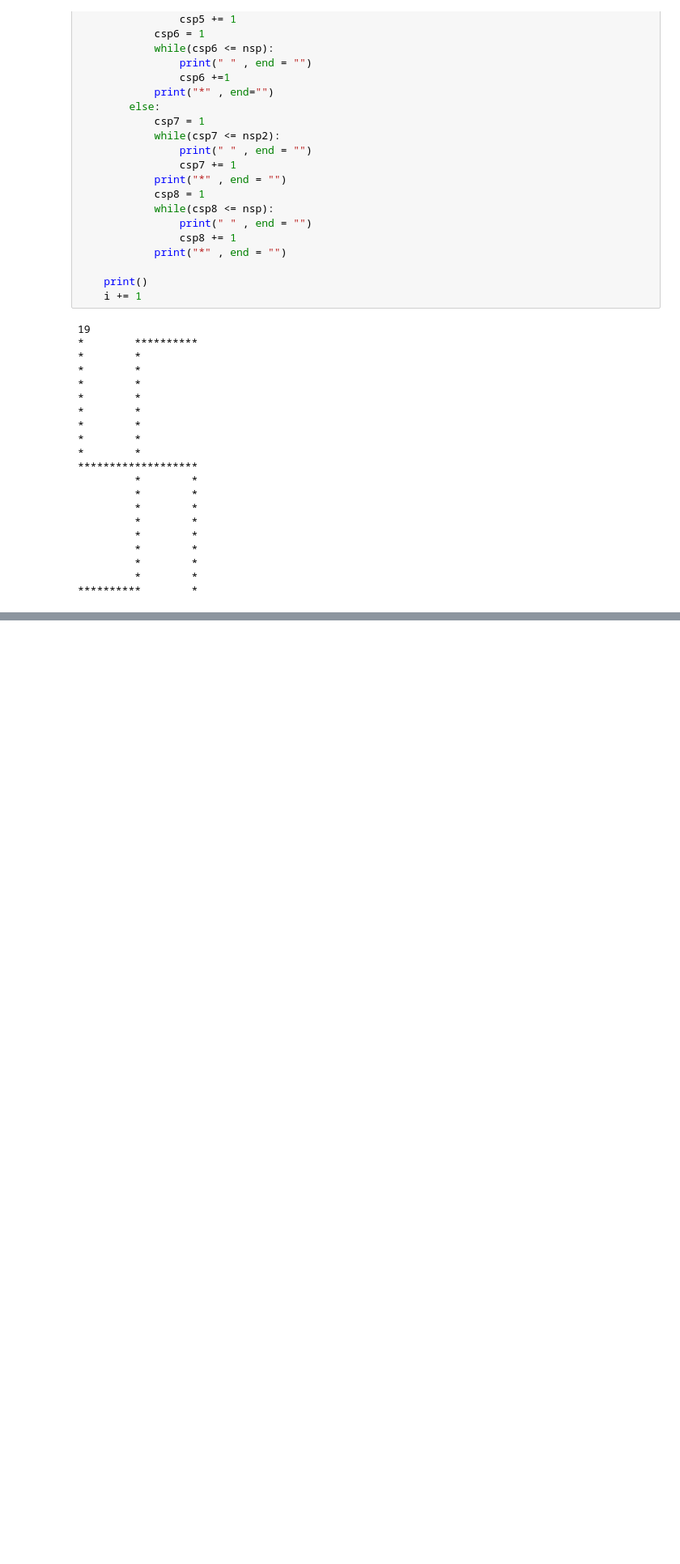
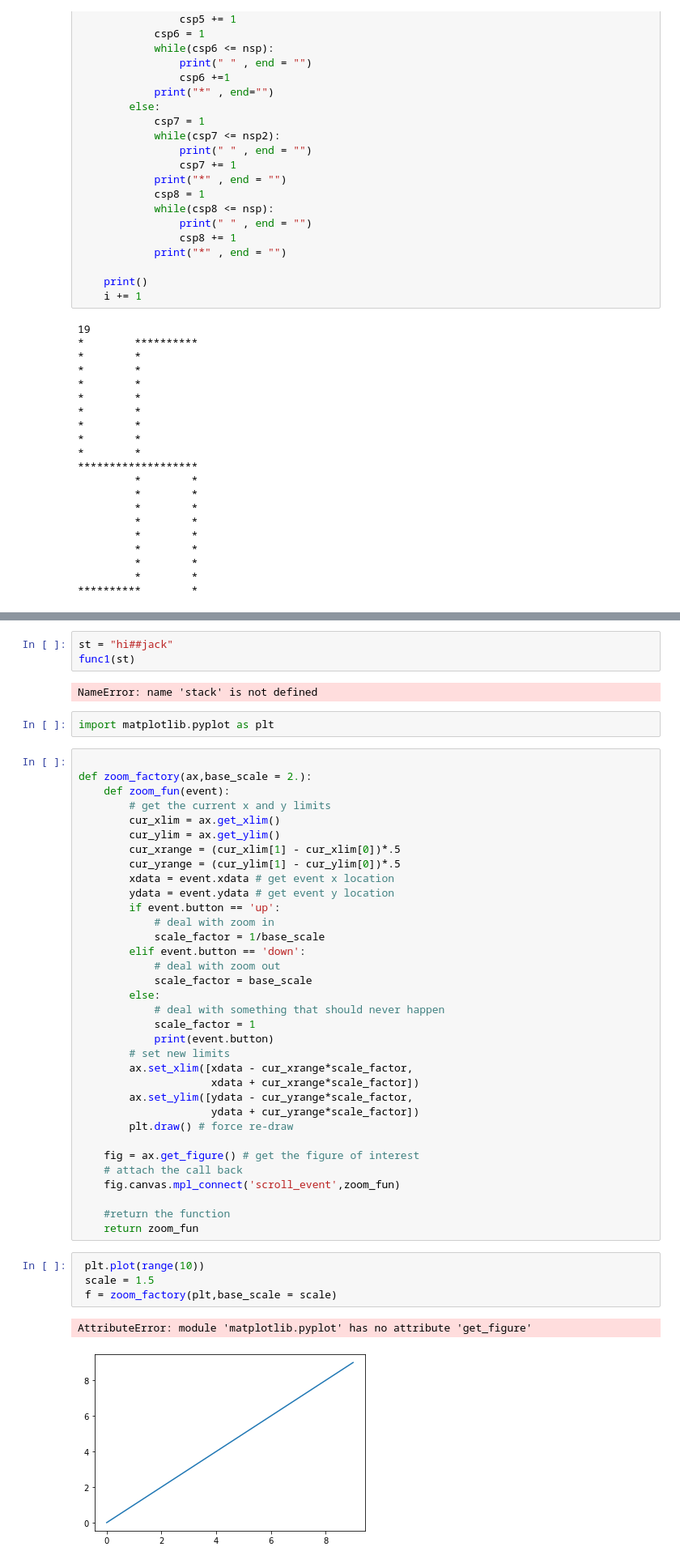
Before and after one commit to gsub17/PYTHON_BASIC, a Jupyter notebook: HackerBlock Python Questions.ipynb, the cells around one changed output, grey strips where cells are left out. Shown at 81% size. Drawn from its saved outputs; the diff is of its cells as text; blank space fills up the shorter version.

```diff
--- a/HackerBlock Python Questions.ipynb
+++ b/HackerBlock Python Questions.ipynb
@@ -454,0 +685,48 @@ while(i <= x):
+# %%
+st = "hi##jack"
+func1(st)
+# %% [output]
+NameError: name 'stack' is not defined
+# %%
+import matplotlib.pyplot as plt
+# %%
+
+def zoom_factory(ax,base_scale = 2.):
+    def zoom_fun(event):
+        # get the current x and y limits
+        cur_xlim = ax.get_xlim()
+        cur_ylim = ax.get_ylim()
+        cur_xrange = (cur_xlim[1] - cur_xlim[0])*.5
+        cur_yrange = (cur_ylim[1] - cur_ylim[0])*.5
+        xdata = event.xdata # get event x location
+        ydata = event.ydata # get event y location
+        if event.button == 'up':
+            # deal with zoom in
+            scale_factor = 1/base_scale
+        elif event.button == 'down':
+            # deal with zoom out
+            scale_factor = base_scale
+        else:
+            # deal with something that should never happen
+            scale_factor = 1
+            print(event.button)
+        # set new limits
+        ax.set_xlim([xdata - cur_xrange*scale_factor,
+                     xdata + cur_xrange*scale_factor])
+        ax.set_ylim([ydata - cur_yrange*scale_factor,
+                     ydata + cur_yrange*scale_factor])
+        plt.draw() # force re-draw
+
+    fig = ax.get_figure() # get the figure of interest
+    # attach the call back
+    fig.canvas.mpl_connect('scroll_event',zoom_fun)
+
+    #return the function
+    return zoom_fun
+# %%
+ plt.plot(range(10))
+ scale = 1.5
+ f = zoom_factory(plt,base_scale = scale)
+# %% [output]
+AttributeError: module 'matplotlib.pyplot' has no attribute 'get_figure'
+[figure, added]
```
Also changed, not shown: parts of 39 cells of this notebook, 4 other files.
